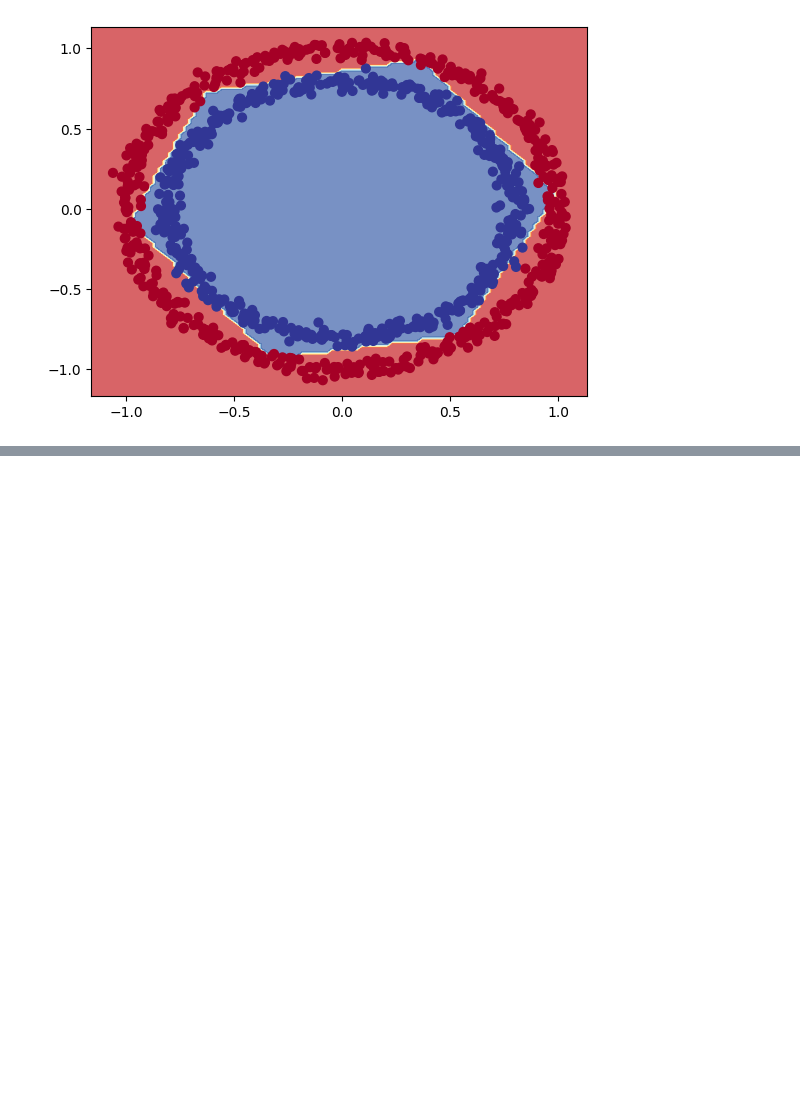
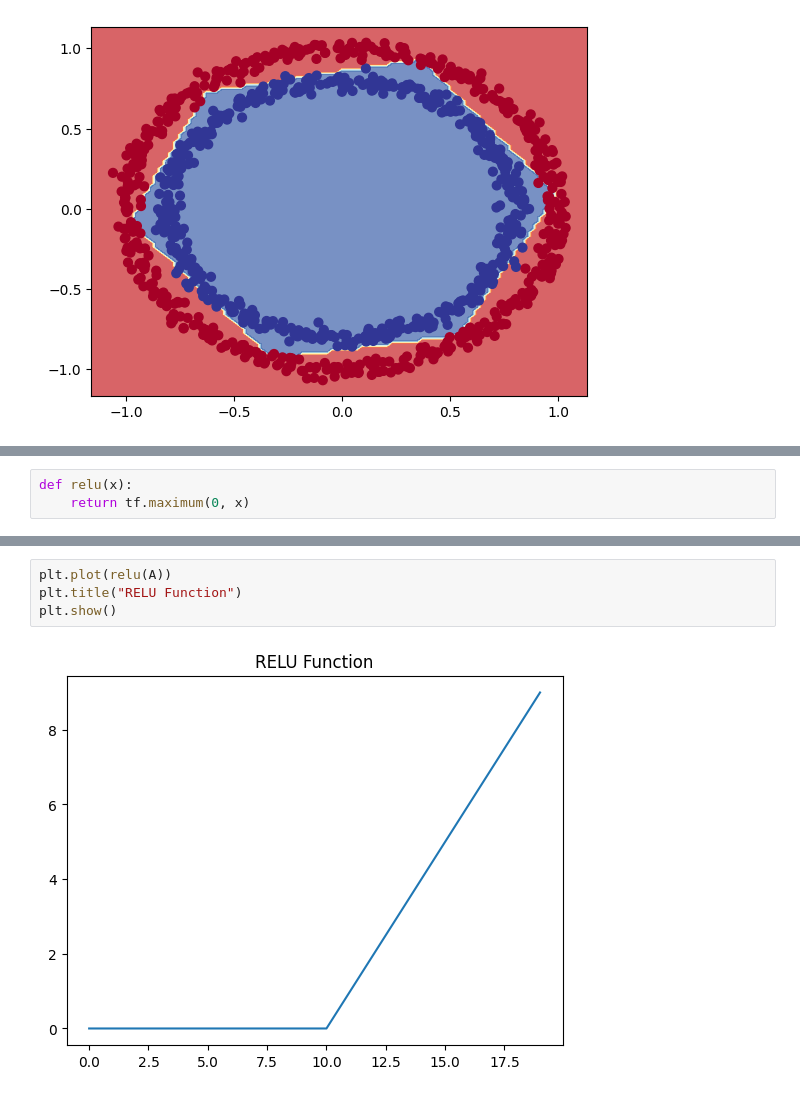
Before and after one commit to BUFONJOKER/tensorflow-zero-to-mastery, a Jupyter notebook: 2_classification.ipynb, the cells around one changed output, grey strips where cells are left out. Saved outputs shown, nothing was run; the diff lists cells and outputs as text; blank space fills up the shorter version.

```diff
--- a/2_classification.ipynb
+++ b/2_classification.ipynb
@@ -602,0 +639,3 @@ doing binary classifcation...
+# %%
+def relu(x):
+    return tf.maximum(0, x)
@@ -602,0 +648,6 @@ doing binary classifcation...
+# %%
+plt.plot(relu(A))
+plt.title("RELU Function")
+plt.show()
+# %% [output]
+[figure, added]
```
Also changed, not shown: parts of 33 cells of this notebook.
